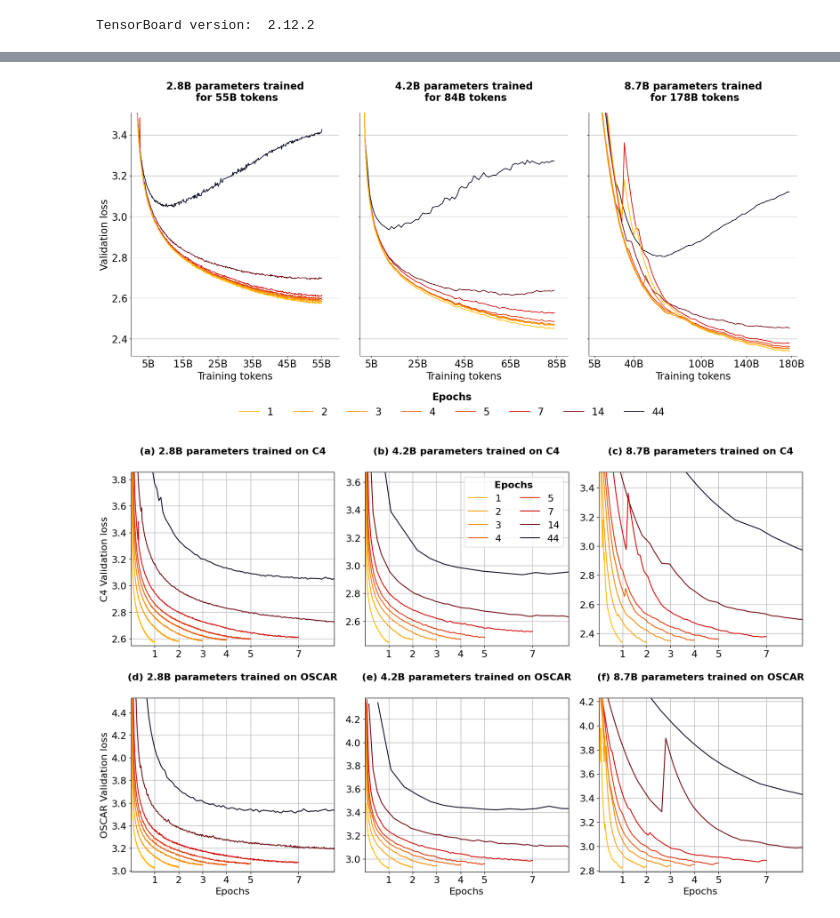
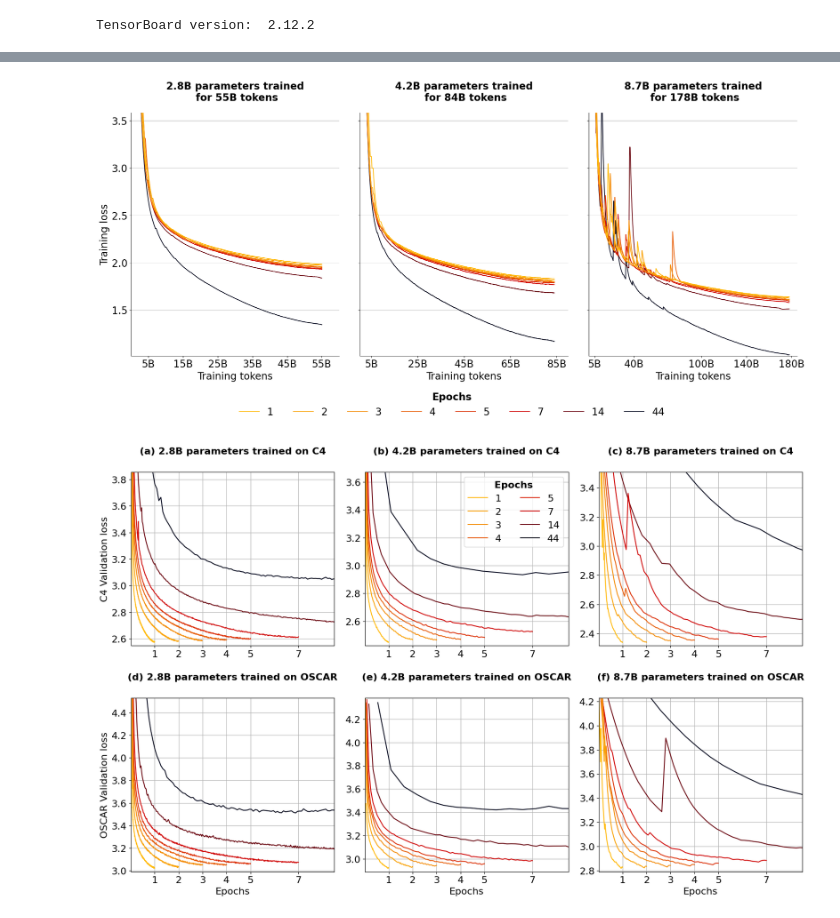
Before and after one commit to huggingface/datablations, a Jupyter notebook: plotstables/isoflops_training.ipynb, the cells around one changed output, grey strips where cells are left out. Saved outputs shown, nothing was run; the diff lists cells and outputs as text; code cells hidden in the pictures.

Commit message:
Fix OSCAR plot

```diff
--- a/plotstables/isoflops_training.ipynb
+++ b/plotstables/isoflops_training.ipynb
@@ -104,7 +104,7 @@ MODEL_TO_ID_2OSCAR = {
 }
 
 #### Select validation or training loss ###
-LOSS = "validation" # training
+LOSS = "training"#"validation" # training
 
 def get_data(model, model_id):
     # For the first time download & filter it into a csv; then upload the csc to save time
@@ -144,7 +144,7 @@ def get_data_csv(model, model_id, smooth_data=False):
     if LOSS == "training":
         df['value'] = smooth(df["value"].values.tolist(), weight=0.999)
     elif smooth_data:
-        #df[["value"]] = df[["value"]].apply(savgol_filter,  window_length=3, polyorder=2)
+        df[["value"]] = df[["value"]].apply(savgol_filter,  window_length=3, polyorder=2)
         df['value'] = smooth(df["value"].values.tolist(), weight=0.85)
     return df.step.values, df.value.values
 
@@ -388,7 +370,7 @@ axes = axes.flatten()
 
 
 ### Select C4 / OSCAR ###
-DATASET = "oscar" # oscar
+DATASET = "oscar"#"oscar" # oscar
 if (LOSS == "training") and (DATASET == "oscar"):
     MAX_MULT = 3.5
 else:
@@ -400,7 +382,7 @@ if DATASET == "c4":
         (1, MODEL_TO_ID_4C4, data_4c4, TOKENS_TICKS_4, TOKENS_STR_4),
         (2, MODEL_TO_ID_8C4, data_8c4, TOKENS_TICKS_8, TOKENS_STR_8),
     ]
-elif DATASET == "oscar`":
+elif DATASET == "oscar":
     GROUPS = [
         (0, MODEL_TO_ID_2OSCAR, data_2oscar, TOKENS_TICKS_2, TOKENS_STR_2),
         (1, MODEL_TO_ID_4OSCAR, data_4oscar, TOKENS_TICKS_4, TOKENS_STR_4),
@@ -437,34 +419,34 @@ for (i, models, data, ticks, ticks_str) in GROUPS:
     #if i > 2:
     axes[i].set_xlabel("Training tokens", fontsize=FONTSIZE)
     if i == 0:
         axes[i].set_ylabel(f"{LOSS.capitalize()} loss", fontsize=FONTSIZE)
     if i == 3:
         axes[i].set_ylabel("OSCAR Validation loss", fontsize=FONTSIZE)
 
     axes[i].set_title(IDX_TO_TILE[i], fontsize=FONTSIZE, fontweight="bold", pad=24)
 
 handles, labels = axes[0].get_legend_handles_labels()
 
 fig.legend(
     handles[::-1],
     labels[::-1],
     frameon=False,
     fontsize=FONTSIZE,
     #ncol=8,
     #loc=(0, 1.2),
     ncol=8,
     title="Epochs",
     title_fontproperties={'weight': 'bold', "size": FONTSIZE},
     loc="lower center",
 )
 
 plt.subplots_adjust(wspace=0.1, bottom=0.2)
 
 
 plt.savefig(f'{LOSS}_{DATASET}.pdf', dpi=300, bbox_inches='tight')
 plt.show()
 # %% [output]
-[figure, old version]
+[figure, new version]
 # %%
 import pandas as pd
 import matplotlib.pyplot as plt
```
Also changed, not shown: parts of 1 cell of this notebook, 1 other file.
